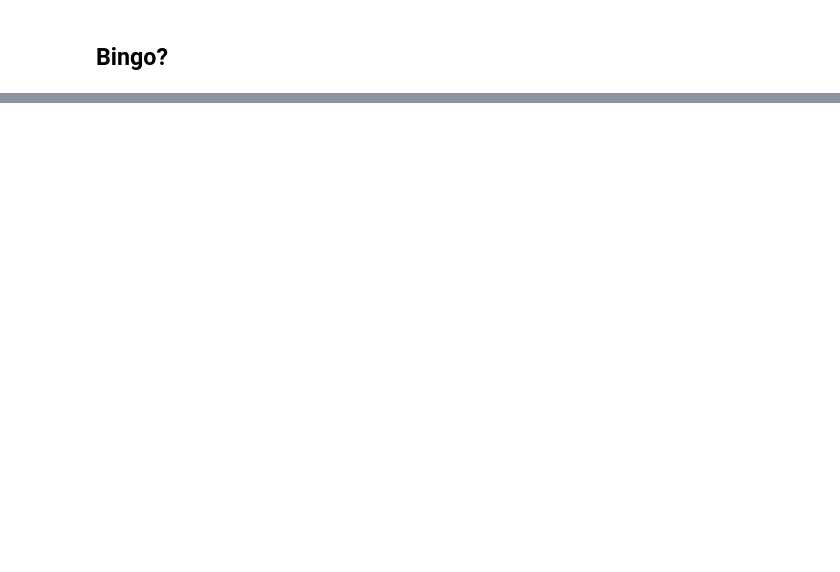
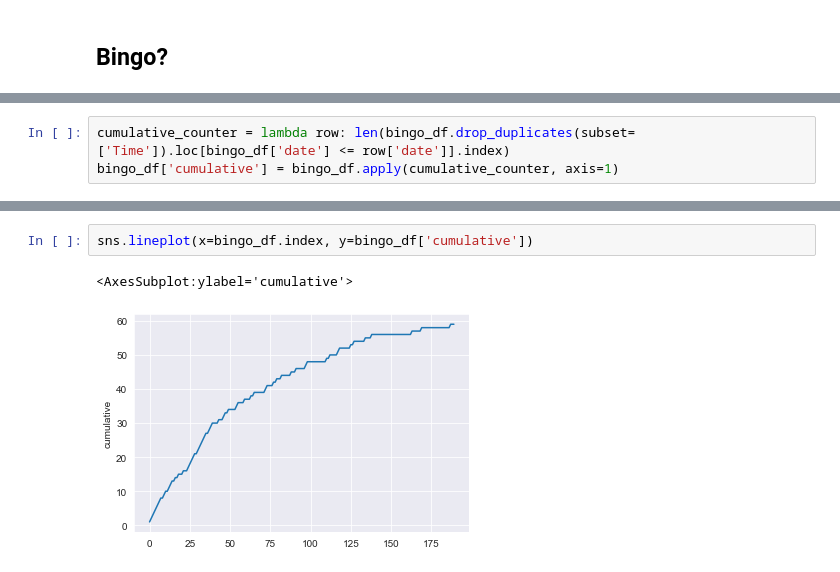
Before and after one commit to liamhbyrne/ParkrunBingo, a Jupyter notebook: demo.ipynb, the cells around one changed output, grey strips where cells are left out. Saved outputs shown, nothing was run; the diff lists cells and outputs as text; blank space fills up the shorter version.

```diff
--- a/demo.ipynb
+++ b/demo.ipynb
@@ -62,0 +120,3 @@ df.head()
+# %%
+cumulative_counter = lambda row: len(bingo_df.drop_duplicates(subset=['Time']).loc[bingo_df['date'] <= row['date']].index)
+bingo_df['cumulative'] = bingo_df.apply(cumulative_counter, axis=1)
@@ -62,0 +137,5 @@ df.head()
+# %%
+sns.lineplot(x=bingo_df.index, y=bingo_df['cumulative'])
+# %% [output]
+<AxesSubplot:ylabel='cumulative'>
+[figure, added]
```
Also changed, not shown: parts of 10 cells of this notebook, 1 other file.
